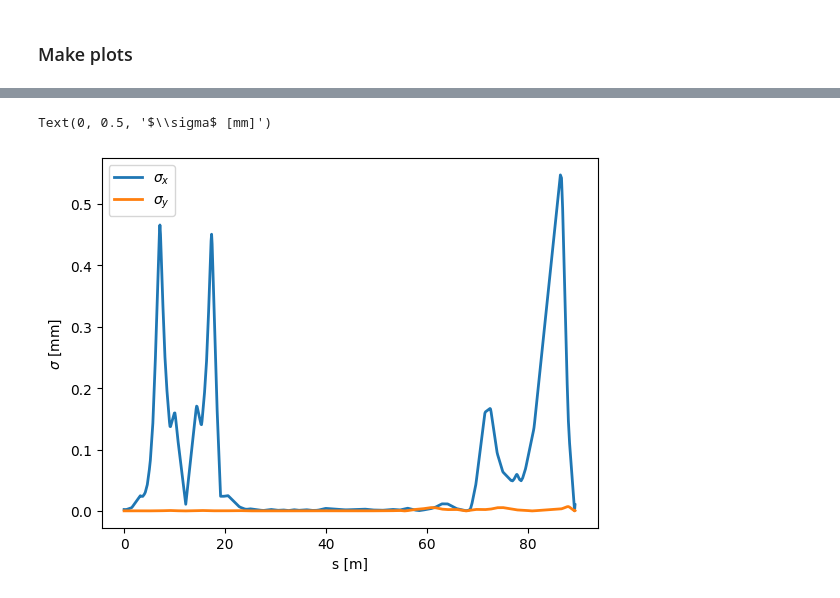
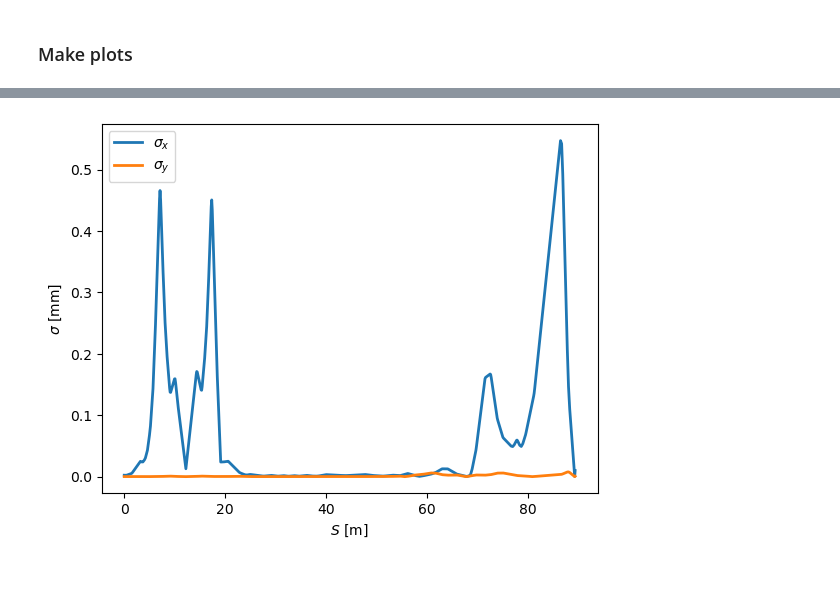
Before and after one commit to wiktoria-malek/flight-simulator, a Jupyter notebook: Ext_ATF2.ipynb, the cells around one changed output, grey strips where cells are left out. Cells and saved outputs as stored; diff of their text form; code cells hidden in the pictures.

```diff
--- a/Ext_ATF2.ipynb
+++ b/Ext_ATF2.ipynb
@@ -67,10 +100,10 @@ plt.tight_layout()
 # %%
 T = Ext_ATF2.get_transport_table('%S %sigma_x %sigma_y')
 plt.plot(T[:,0], T[:,1], linewidth=2, label=r'$\sigma_x$')
 plt.plot(T[:,0], T[:,2], linewidth=2, label=r'$\sigma_y$')
 plt.legend()
-plt.xlabel('s [m]')
+plt.xlabel('$S$ [m]')
 plt.ylabel(r'$\sigma$ [mm]')
+plt.show()
 # %% [output]
-Text(0, 0.5, '$\\sigma$ [mm]')
-[figure, old version]
+[figure, new version]
```
Also changed, not shown: parts of 4 cells of this notebook.
